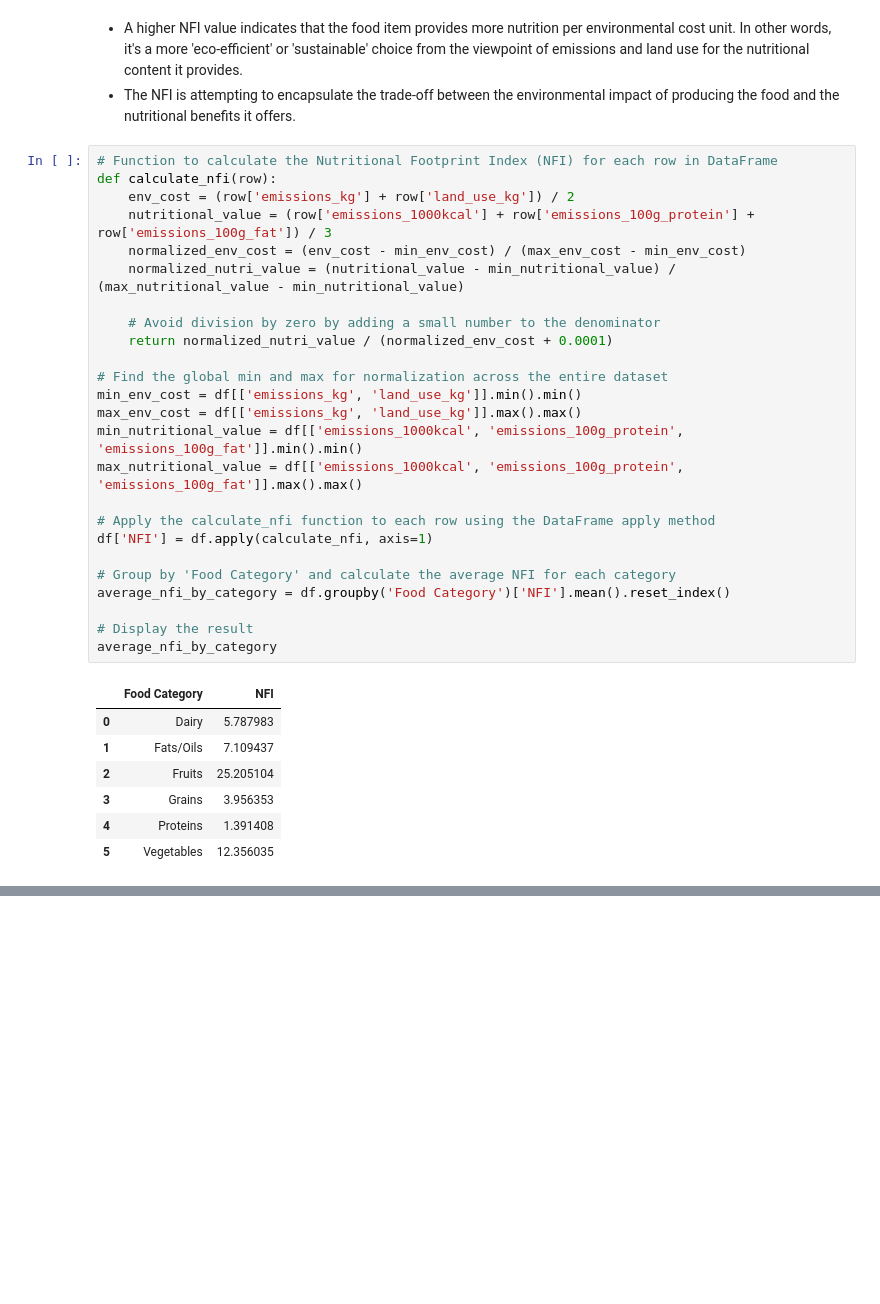
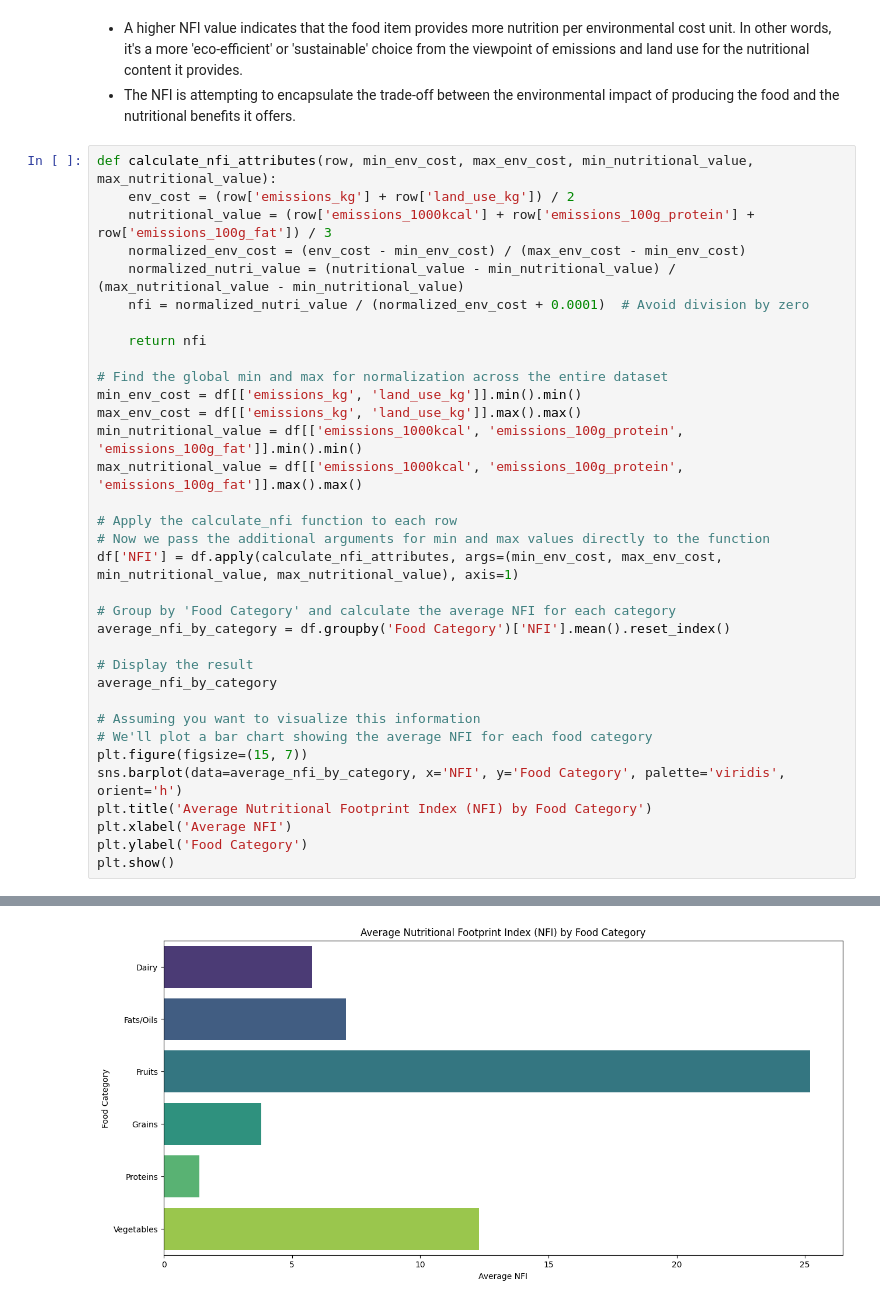
Before and after one commit to jld224/BananaIndex, a Jupyter notebook: BananaIndex.ipynb, the cells around one changed output, grey strips where cells are left out. Saved outputs shown, nothing was run; the diff lists cells and outputs as text; blank space fills up the shorter version.

```diff
--- a/BananaIndex.ipynb
+++ b/BananaIndex.ipynb
@@ -495,15 +495,14 @@ Passing `palette` without assigning `hue` is deprecated and will be removed in v
    - A higher NFI value indicates that the food item provides more nutrition per environmental cost unit. In other words, it's a more 'eco-efficient' or 'sustainable' choice from the viewpoint of emissions and land use for the nutritional content it provides.
    - The NFI is attempting to encapsulate the trade-off between the environmental impact of producing the food and the nutritional benefits it offers.
 # %%
-# Function to calculate the Nutritional Footprint Index (NFI) for each row in DataFrame
-def calculate_nfi(row):
+def calculate_nfi_attributes(row, min_env_cost, max_env_cost, min_nutritional_value, max_nutritional_value):
     env_cost = (row['emissions_kg'] + row['land_use_kg']) / 2
     nutritional_value = (row['emissions_1000kcal'] + row['emissions_100g_protein'] + row['emissions_100g_fat']) / 3
     normalized_env_cost = (env_cost - min_env_cost) / (max_env_cost - min_env_cost)
     normalized_nutri_value = (nutritional_value - min_nutritional_value) / (max_nutritional_value - min_nutritional_value)
+    nfi = normalized_nutri_value / (normalized_env_cost + 0.0001)  # Avoid division by zero
 
-    # Avoid division by zero by adding a small number to the denominator
-    return normalized_nutri_value / (normalized_env_cost + 0.0001)
+    return nfi
 
 # Find the global min and max for normalization across the entire dataset
 min_env_cost = df[['emissions_kg', 'land_use_kg']].min().min()
@@ -511,19 +510,22 @@ max_env_cost = df[['emissions_kg', 'land_use_kg']].max().max()
 min_nutritional_value = df[['emissions_1000kcal', 'emissions_100g_protein', 'emissions_100g_fat']].min().min()
 max_nutritional_value = df[['emissions_1000kcal', 'emissions_100g_protein', 'emissions_100g_fat']].max().max()
 
-# Apply the calculate_nfi function to each row using the DataFrame apply method
-df['NFI'] = df.apply(calculate_nfi, axis=1)
+# Apply the calculate_nfi function to each row
+# Now we pass the additional arguments for min and max values directly to the function
+df['NFI'] = df.apply(calculate_nfi_attributes, args=(min_env_cost, max_env_cost, min_nutritional_value, max_nutritional_value), axis=1)
 
 # Group by 'Food Category' and calculate the average NFI for each category
 average_nfi_by_category = df.groupby('Food Category')['NFI'].mean().reset_index()
 
 # Display the result
 average_nfi_by_category
+
+# Assuming you want to visualize this information
+# We'll plot a bar chart showing the average NFI for each food category
+plt.figure(figsize=(15, 7))
+sns.barplot(data=average_nfi_by_category, x='NFI', y='Food Category', palette='viridis', orient='h')
+plt.title('Average Nutritional Footprint Index (NFI) by Food Category')
+plt.xlabel('Average NFI')
+plt.ylabel('Food Category')
+plt.show()
 # %% [output]
-|  | Food Category | NFI |
-| 0 | Dairy | 5.787983 |
-| 1 | Fats/Oils | 7.109437 |
-| 2 | Fruits | 25.205104 |
-| 3 | Grains | 3.956353 |
-| 4 | Proteins | 1.391408 |
-| 5 | Vegetables | 12.356035 |
@@ -530,3 +535,4 @@ average_nfi_by_category
+[figure, added]
 # %%
 # Sort and display the top 50 (or fewer) items by NFI score within each food category
 food_categories = df['Food Category'].unique()  # Extract unique food categories
```
Also changed, not shown: parts of 4 cells of this notebook, 1 other file.
